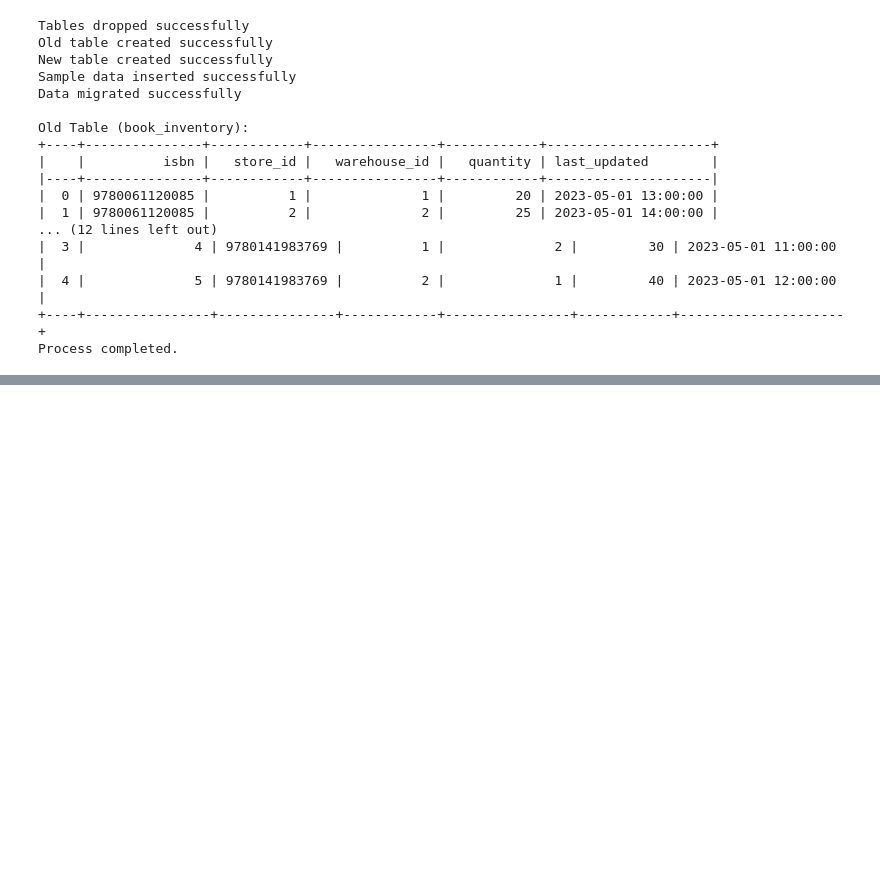
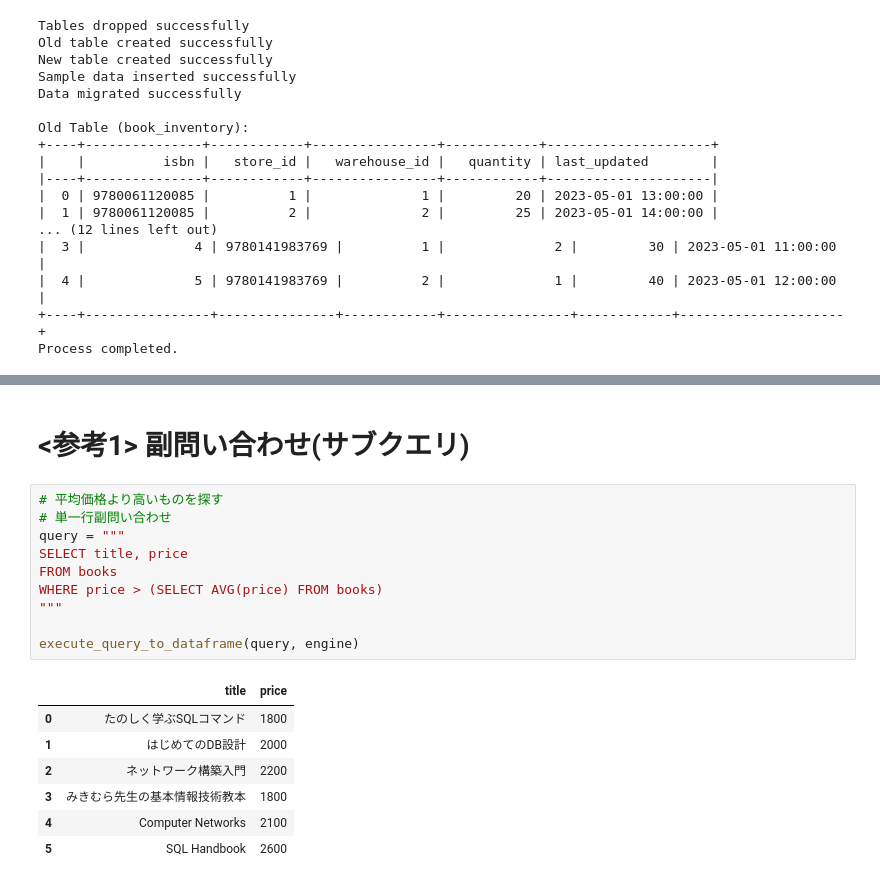
Before and after one commit to phonon-py/DatabaseSpecialistStudy, a Jupyter notebook: lesson_mysql.ipynb, the cells around one changed output, grey strips where cells are left out. Cells and saved outputs as stored; diff of their text form; blank space fills up the shorter version.

```diff
--- a/lesson_mysql.ipynb
+++ b/lesson_mysql.ipynb
@@ -2042,0 +2333,20 @@ Process completed.
+# %% [markdown]
+# <参考1> 副問い合わせ(サブクエリ)
+# %%
+# 平均価格より高いものを探す
+# 単一行副問い合わせ
+query = """
+SELECT title, price
+FROM books
+WHERE price > (SELECT AVG(price) FROM books)
+"""
+
+execute_query_to_dataframe(query, engine)
+# %% [output]
+|  | title | price |
+| 0 | たのしく学ぶSQLコマンド | 1800 |
+| 1 | はじめてのDB設計 | 2000 |
+| 2 | ネットワーク構築入門 | 2200 |
+| 3 | みきむら先生の基本情報技術教本 | 1800 |
+| 4 | Computer Networks | 2100 |
+| 5 | SQL Handbook | 2600 |
```
Also changed, not shown: parts of 15 cells of this notebook.
